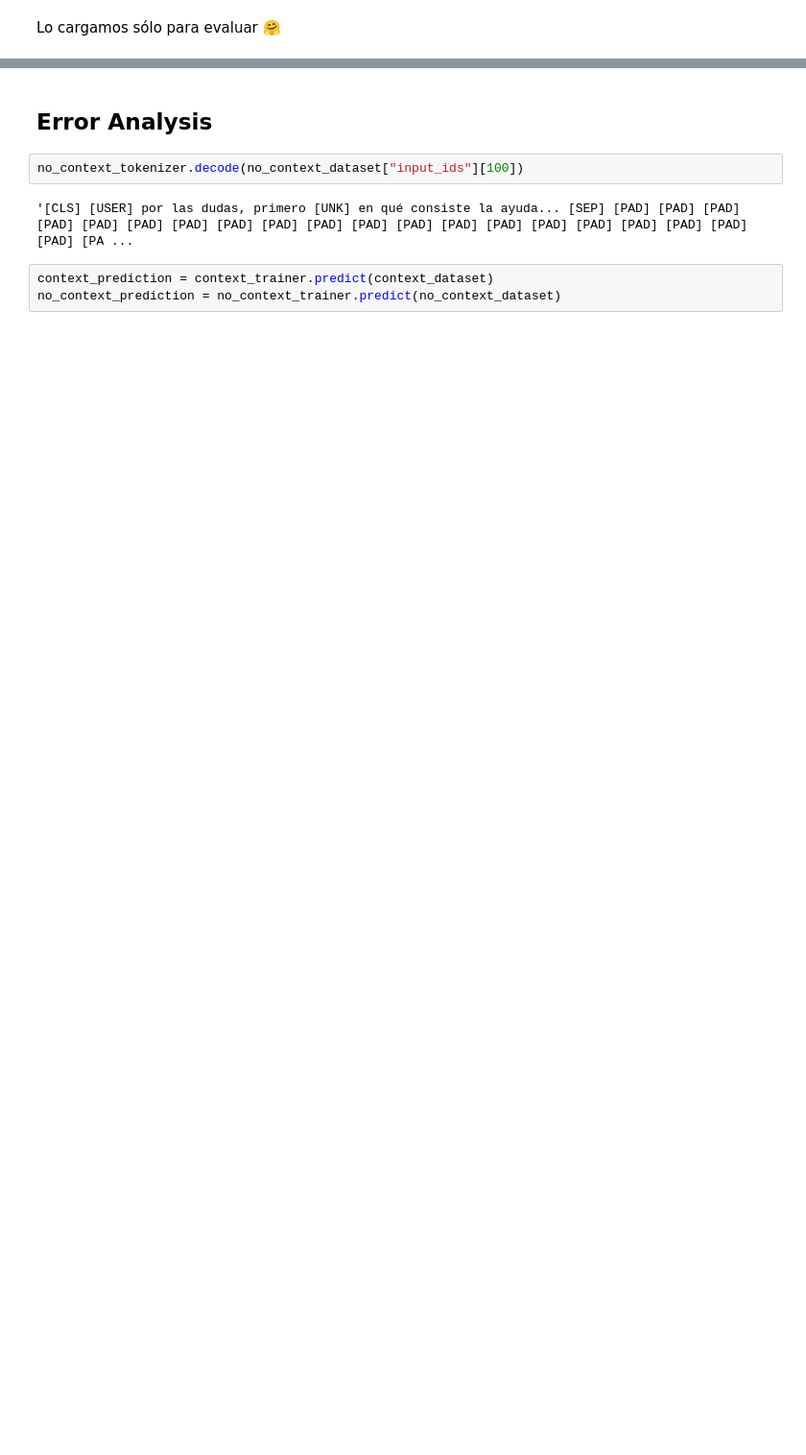
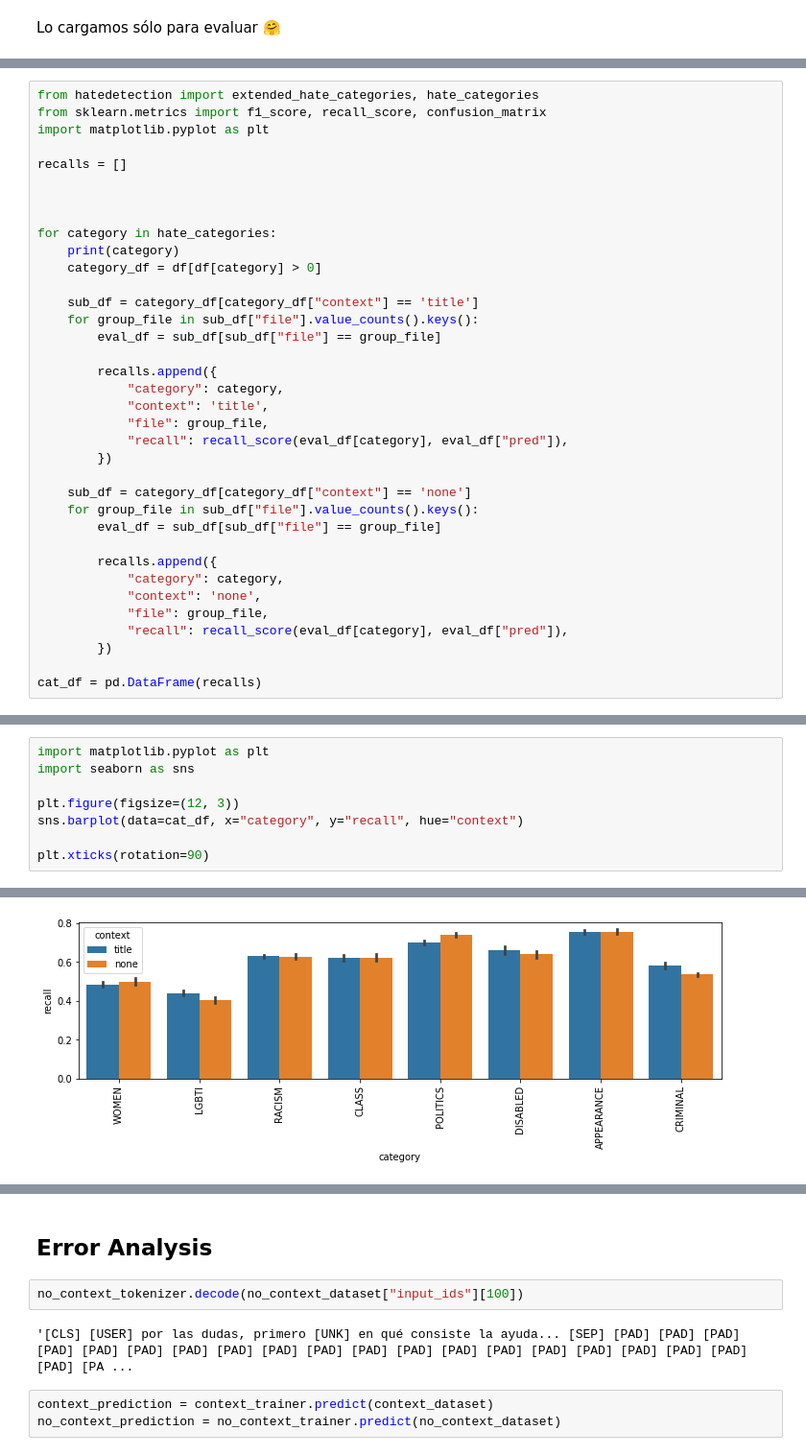
Before and after one commit to finiteautomata/contextualized-hatespeech-classification, a Jupyter notebook: notebooks/Where context helps.ipynb, the cells around one changed output, grey strips where cells are left out. Shown at 96% size. Drawn from its saved outputs; the diff is of its cells as text; blank space fills up the shorter version.

```diff
--- a/notebooks/Where context helps.ipynb
+++ b/notebooks/Where context helps.ipynb
@@ -97,0 +98,36 @@ no_context_trainer = Trainer(
+# %%
+from hatedetection import extended_hate_categories, hate_categories
+from sklearn.metrics import f1_score, recall_score, confusion_matrix
+import matplotlib.pyplot as plt
+
+recalls = []
+
+
+
+for category in hate_categories:
+    print(category)
+    category_df = df[df[category] > 0]
+
+    sub_df = category_df[category_df["context"] == 'title']
+    for group_file in sub_df["file"].value_counts().keys():
+        eval_df = sub_df[sub_df["file"] == group_file]
+
+        recalls.append({
+            "category": category,
+            "context": 'title',
+            "file": group_file,
+            "recall": recall_score(eval_df[category], eval_df["pred"]),
+        })
+
+    sub_df = category_df[category_df["context"] == 'none']
+    for group_file in sub_df["file"].value_counts().keys():
+        eval_df = sub_df[sub_df["file"] == group_file]
+
+        recalls.append({
+            "category": category,
+            "context": 'none',
+            "file": group_file,
+            "recall": recall_score(eval_df[category], eval_df["pred"]),
+        })
+
+cat_df = pd.DataFrame(recalls)
@@ -97,0 +250,9 @@ no_context_trainer = Trainer(
+# %%
+import matplotlib.pyplot as plt
+import seaborn as sns
+
+plt.figure(figsize=(12, 3))
+sns.barplot(data=cat_df, x="category", y="recall", hue="context")
+
+plt.xticks(rotation=90)
+# %% [output]
@@ -97,0 +268 @@ no_context_trainer = Trainer(
+[figure, added]
```
Also changed, not shown: parts of 15 cells of this notebook, 3 other files.
